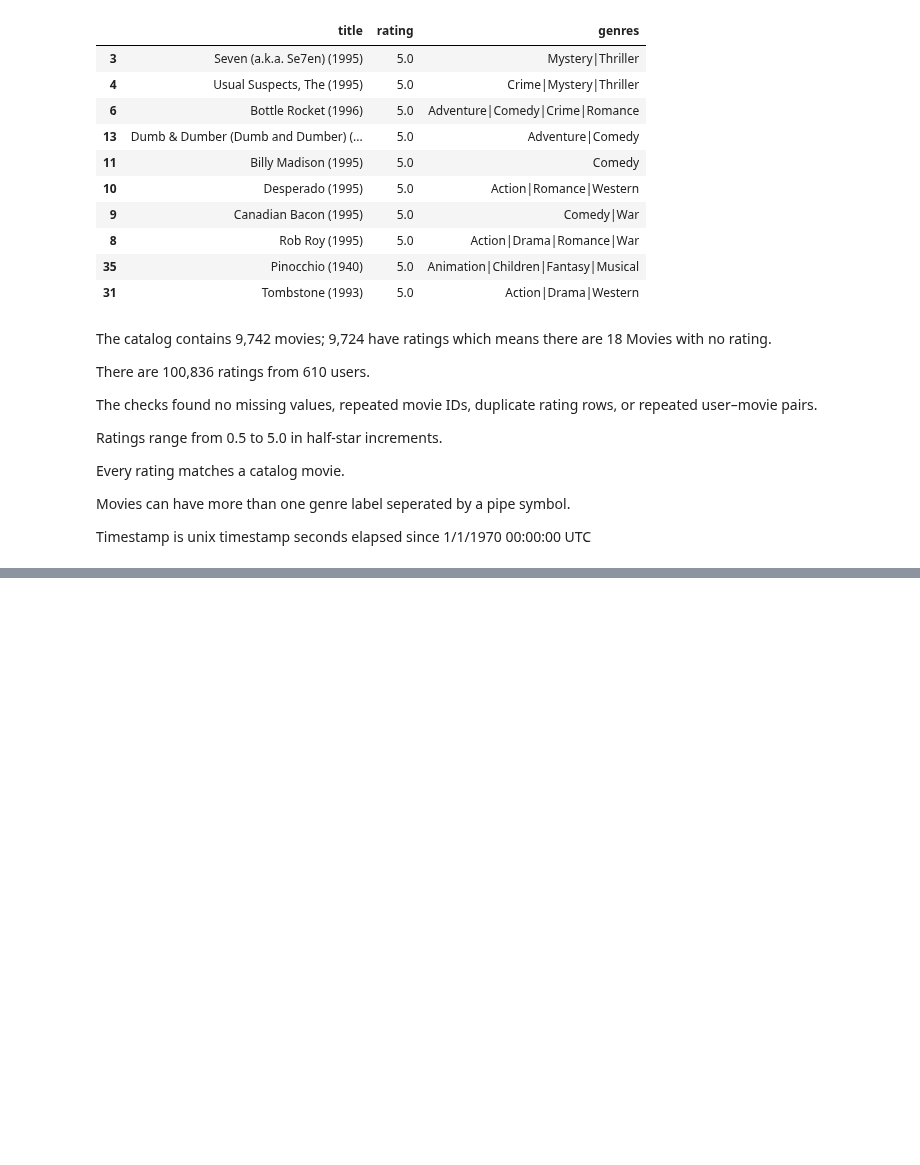
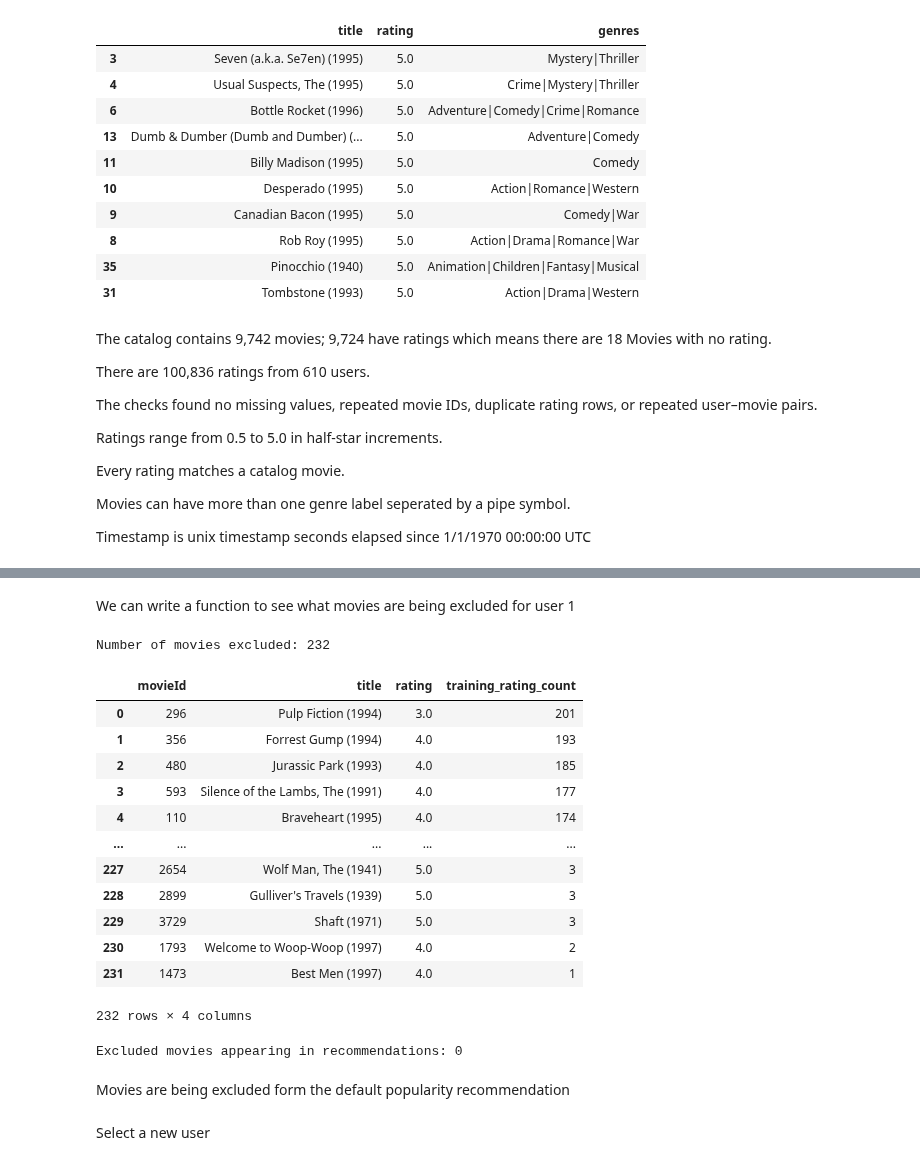
Before and after one commit to clarkbrendenj/movie-recommendation-system, a Jupyter notebook: notebooks/01_data_exploration.ipynb, the cells around one changed output, grey strips where cells are left out. Drawn from its saved outputs; the diff is of its cells as text; code cells hidden in the pictures; blank space fills up the shorter version.

```diff
--- a/notebooks/01_data_exploration.ipynb
+++ b/notebooks/01_data_exploration.ipynb
@@ -202,0 +308,19 @@ Timestamp is unix timestamp seconds elapsed since 1/1/1970 00:00:00 UTC
+# %%
+movie_popularity = movie_popularity.merge(
+    movies[["movieId", "title"]],
+    on="movieId",
+    how="left",
+    validate="one_to_one"
+)
+
+movie_popularity = movie_popularity.sort_values(
+    ["training_rating_count", "movieId"],
+    ascending=[False, True]
+)
+
+print(
+    "Training ratings counted:",
+    movie_popularity["training_rating_count"].sum()
+)
+
+movie_popularity.head(10)
@@ -202,0 +377,60 @@ Timestamp is unix timestamp seconds elapsed since 1/1/1970 00:00:00 UTC
+# %% [markdown]
+We can write a function to see what movies are being excluded for user 1
+# %%
+user_1_history = train_ratings.loc[
+    train_ratings["userId"] == 1,
+    ["movieId", "rating"]
+]
+
+excluded_movies = movie_popularity.loc[
+    movie_popularity["movieId"].isin(user_1_history["movieId"])
+].merge(
+    user_1_history,
+    on="movieId",
+    how="left",
+    validate="one_to_one"
+)
+
+
+excluded_movies = excluded_movies[
+    ["movieId", "title", "rating", "training_rating_count"]
+].reset_index(drop=True)
+
+print("Number of movies excluded:", len(excluded_movies))
+
+excluded_movies
+# %% [output]
+Number of movies excluded: 232
+|  | movieId | title | rating | training_rating_count |
+| 0 | 296 | Pulp Fiction (1994) | 3.0 | 201 |
+| 1 | 356 | Forrest Gump (1994) | 4.0 | 193 |
+| 2 | 480 | Jurassic Park (1993) | 4.0 | 185 |
+| 3 | 593 | Silence of the Lambs, The (1991) | 4.0 | 177 |
+| 4 | 110 | Braveheart (1995) | 4.0 | 174 |
+| ... | ... | ... | ... | ... |
+| 227 | 2654 | Wolf Man, The (1941) | 5.0 | 3 |
+| 228 | 2899 | Gulliver's Travels (1939) | 5.0 | 3 |
+| 229 | 3729 | Shaft (1971) | 5.0 | 3 |
+| 230 | 1793 | Welcome to Woop-Woop (1997) | 4.0 | 2 |
+| 231 | 1473 | Best Men (1997) | 4.0 | 1 |
+232 rows × 4 columns
+# %%
+user_1_recommendations = recommend_popular(
+    user_id=1,
+    training_data=train_ratings,
+    popularity_ranking=movie_popularity,
+    n=10
+)
+
+print(
+    "Excluded movies appearing in recommendations:",
+    user_1_recommendations["movieId"].isin(
+        excluded_movies["movieId"]
+    ).sum()
+)
+# %% [output]
+Excluded movies appearing in recommendations: 0
+# %% [markdown]
+Movies are being excluded form the default popularity recommendation
+# %% [markdown]
+Select a new user
```
Also changed, not shown: parts of 21 cells of this notebook.
